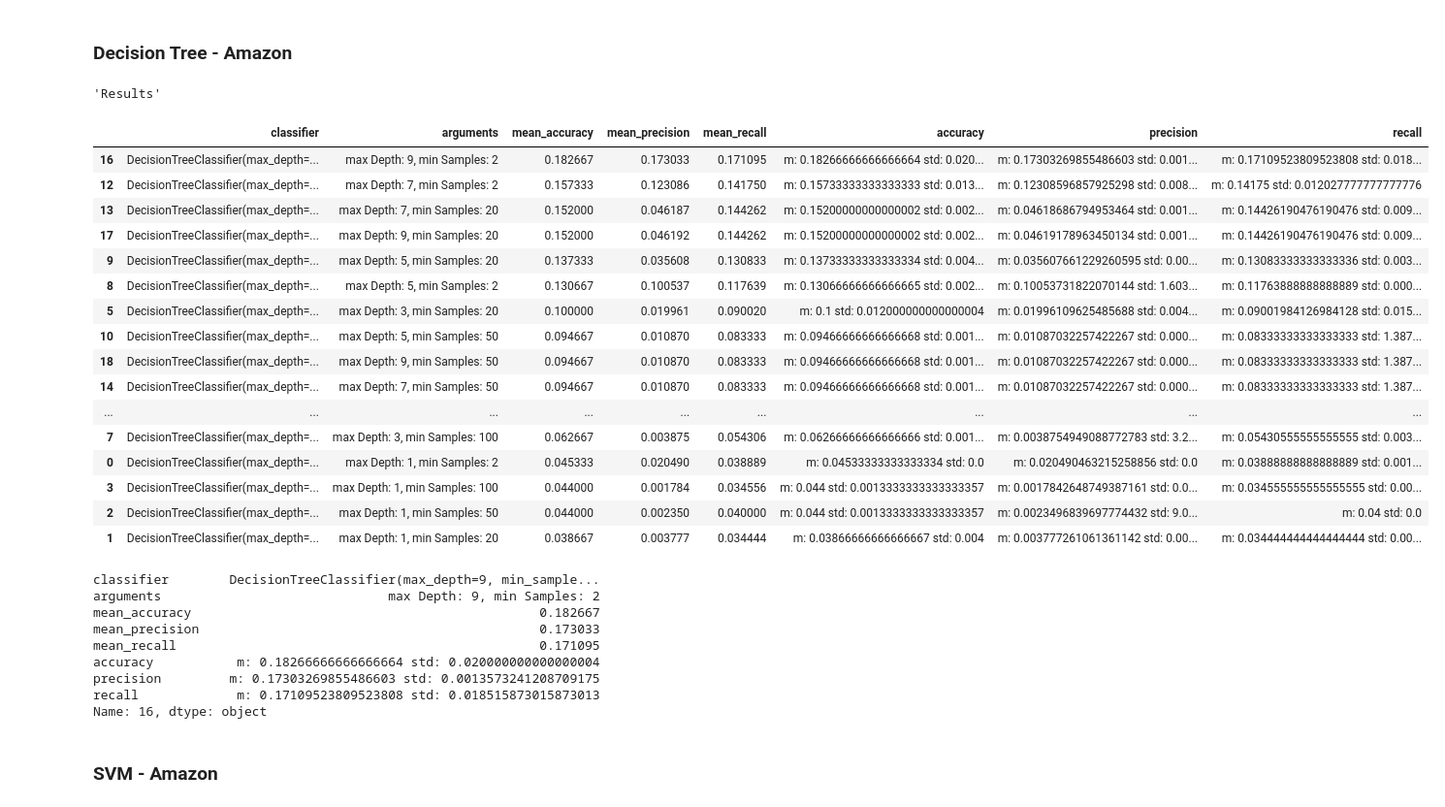
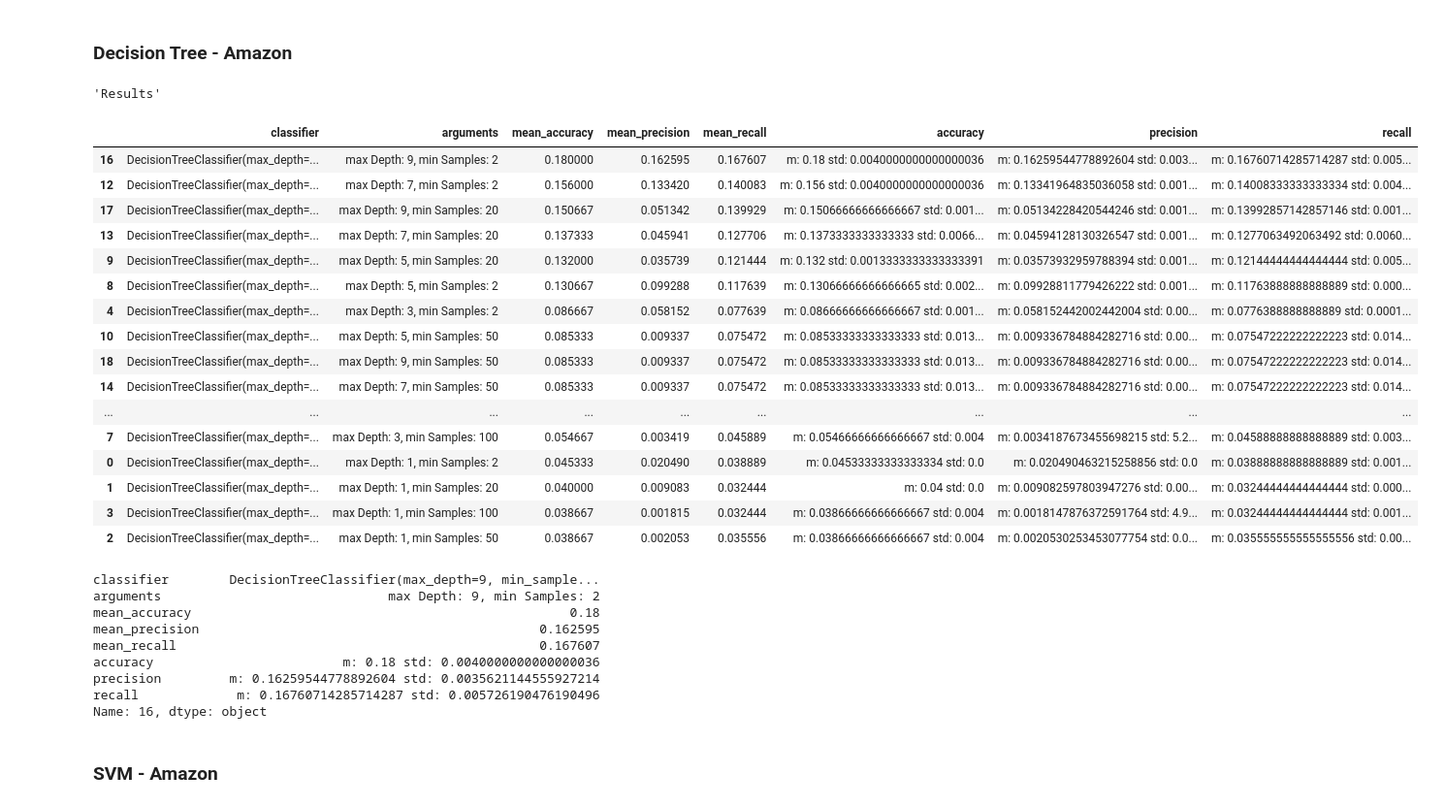
Before and after one commit to kocmana/tw_mle_exercise3, a Jupyter notebook: tw_mle_exercise3.ipynb, the cells around one changed output. Shown: that part at 97% size. Saved outputs shown, nothing was run; the diff lists cells and outputs as text; code cells hidden in the pictures.

```diff
--- a/tw_mle_exercise3.ipynb
+++ b/tw_mle_exercise3.ipynb
@@ -597,21 +597,27 @@ display("Original Data", amazonDataLearn)
 #amazonDataLearn[names_target.columns] = amazonDataLearn[names_target.columns].apply(lambda x: x.astype('category'))
 
 # For Label Encoding
-le = preprocessing.LabelEncoder()
-le.fit(amazonDataLearn['Class'])
-amazonDataLearn['Class'] = le.transform(amazonDataLearn['Class'])
-amazonDataLearn['Class'] = amazonDataLearn['Class'].astype('category')
+#le = preprocessing.LabelEncoder()
+#le.fit(amazonDataLearn['Class'])
+#amazonDataLearn['Class'] = le.transform(amazonDataLearn['Class'])
+#amazonDataLearn['Class'] = amazonDataLearn['Class'].astype('category')
 
 names_data = amazonDataLearn.loc[:, amazonDataLearn.columns.str.startswith('V')]
 #amazonDataLearn[0:10000] = amazonDataLearn[0:10000].apply(lambda x: x.astype('int'))
 
+# Normalize data
+def normalize_values(data):
+    columns = data.columns
+    data = preprocessing.Normalizer().fit_transform(data)
+    return pd.DataFrame(data, columns=columns)
+
 display("Recoded Data", amazonDataLearn)
 
-amazon_data = amazonDataLearn[names_data.columns]
-amazon_target = amazonDataLearn["Class"]
+X_amazon = normalize_values(amazonDataLearn[names_data.columns])
+y_amazon = amazonDataLearn["Class"]
 
-display("Data: ", amazon_data)
-display("Target: ", amazon_target)
+display("Data: ", X_amazon)
+display("Target: ", y_amazon)
 # %% [output]
 'Original Data'
 |  | ID | V1 | V2 | V3 | V4 | V5 | V6 | V7 | V8 | V9 | ... | ... |
@@ -672,8 +677,8 @@ Categories (50, int64): [0, 1, 2, 3, ..., 46, 47, 48, 49]
 # %% [markdown]
 ### k-NN Calculation - Amazon
 # %%
-knn_results_amazon = calculate_knn(amazon_data,
-                                   amazon_target)
+knn_results_amazon = calculate_knn(X_amazon,
+                                   y_amazon)
 overall_results_amazon.extend(knn_results_amazon)
 
 print_results(knn_results_amazon, "mean_accuracy")
@@ -701,8 +706,8 @@ Name: 0, dtype: object
 # %% [markdown]
 ### Perceptron - Amazon
 # %%
-perceptron_results_amazon = calculate_perceptron(amazon_data,
-                                                 amazon_target)
+perceptron_results_amazon = calculate_perceptron(X_amazon,
+                                                 y_amazon)
 overall_results_amazon.extend(perceptron_results_amazon)
 
 print_results(perceptron_results_amazon, "mean_accuracy")
@@ -722,38 +727,38 @@ Name: 0, dtype: object
 # %% [markdown]
 ### Decision Tree - Amazon
 # %%
-decision_tree_results_amazon = calculate_decision_tree(amazon_data,
-                                                       amazon_target)
+decision_tree_results_amazon = calculate_decision_tree(X_amazon,
+                                                       y_amazon)
 overall_results_amazon.extend(decision_tree_results_amazon)
 
 print_results(decision_tree_results_amazon, "mean_accuracy")
 # %% [output]
 'Results'
 |  | classifier | arguments | mean_accuracy | mean_precision | mean_recall | accuracy | precision | recall |
-| 16 | DecisionTreeClassifier(max_depth=... | max Depth: 9, min Samples: 2 | 0.182667 | 0.173033 | 0.171095 | m: 0.18266666666666664 std: 0.020... | m: 0.17303269855486603 std: 0.001... | m: 0.17109523809523808 std: 0.018... |
-| 12 | DecisionTreeClassifier(max_depth=... | max Depth: 7, min Samples: 2 | 0.157333 | 0.123086 | 0.141750 | m: 0.15733333333333333 std: 0.013... | m: 0.12308596857925298 std: 0.008... | m: 0.14175 std: 0.012027777777777776 |
-| 13 | DecisionTreeClassifier(max_depth=... | max Depth: 7, min Samples: 20 | 0.152000 | 0.046187 | 0.144262 | m: 0.15200000000000002 std: 0.002... | m: 0.04618686794953464 std: 0.001... | m: 0.14426190476190476 std: 0.009... |
-| 17 | DecisionTreeClassifier(max_depth=... | max Depth: 9, min Samples: 20 | 0.152000 | 0.046192 | 0.144262 | m: 0.15200000000000002 std: 0.002... | m: 0.04619178963450134 std: 0.001... | m: 0.14426190476190476 std: 0.009... |
-| 9 | DecisionTreeClassifier(max_depth=... | max Depth: 5, min Samples: 20 | 0.137333 | 0.035608 | 0.130833 | m: 0.13733333333333334 std: 0.004... | m: 0.035607661229260595 std: 0.00... | m: 0.13083333333333336 std: 0.003... |
-| 8 | DecisionTreeClassifier(max_depth=... | max Depth: 5, min Samples: 2 | 0.130667 | 0.100537 | 0.117639 | m: 0.13066666666666665 std: 0.002... | m: 0.10053731822070144 std: 1.603... | m: 0.11763888888888889 std: 0.000... |
-| 5 | DecisionTreeClassifier(max_depth=... | max Depth: 3, min Samples: 20 | 0.100000 | 0.019961 | 0.090020 | m: 0.1 std: 0.012000000000000004 | m: 0.01996109625485688 std: 0.004... | m: 0.09001984126984128 std: 0.015... |
-| 10 | DecisionTreeClassifier(max_depth=... | max Depth: 5, min Samples: 50 | 0.094667 | 0.010870 | 0.083333 | m: 0.09466666666666668 std: 0.001... | m: 0.01087032257422267 std: 0.000... | m: 0.08333333333333333 std: 1.387... |
-| 18 | DecisionTreeClassifier(max_depth=... | max Depth: 9, min Samples: 50 | 0.094667 | 0.010870 | 0.083333 | m: 0.09466666666666668 std: 0.001... | m: 0.01087032257422267 std: 0.000... | m: 0.08333333333333333 std: 1.387... |
-| 14 | DecisionTreeClassifier(max_depth=... | max Depth: 7, min Samples: 50 | 0.094667 | 0.010870 | 0.083333 | m: 0.09466666666666668 std: 0.001... | m: 0.01087032257422267 std: 0.000... | m: 0.08333333333333333 std: 1.387... |
+| 16 | DecisionTreeClassifier(max_depth=... | max Depth: 9, min Samples: 2 | 0.180000 | 0.162595 | 0.167607 | m: 0.18 std: 0.0040000000000000036 | m: 0.16259544778892604 std: 0.003... | m: 0.16760714285714287 std: 0.005... |
+| 12 | DecisionTreeClassifier(max_depth=... | max Depth: 7, min Samples: 2 | 0.156000 | 0.133420 | 0.140083 | m: 0.156 std: 0.0040000000000000036 | m: 0.13341964835036058 std: 0.001... | m: 0.14008333333333334 std: 0.004... |
+| 17 | DecisionTreeClassifier(max_depth=... | max Depth: 9, min Samples: 20 | 0.150667 | 0.051342 | 0.139929 | m: 0.15066666666666667 std: 0.001... | m: 0.05134228420544246 std: 0.001... | m: 0.13992857142857146 std: 0.001... |
+| 13 | DecisionTreeClassifier(max_depth=... | max Depth: 7, min Samples: 20 | 0.137333 | 0.045941 | 0.127706 | m: 0.1373333333333333 std: 0.0066... | m: 0.04594128130326547 std: 0.001... | m: 0.1277063492063492 std: 0.0060... |
+| 9 | DecisionTreeClassifier(max_depth=... | max Depth: 5, min Samples: 20 | 0.132000 | 0.035739 | 0.121444 | m: 0.132 std: 0.0013333333333333391 | m: 0.03573932959788394 std: 0.001... | m: 0.12144444444444444 std: 0.005... |
+| 8 | DecisionTreeClassifier(max_depth=... | max Depth: 5, min Samples: 2 | 0.130667 | 0.099288 | 0.117639 | m: 0.13066666666666665 std: 0.002... | m: 0.09928811779426222 std: 0.001... | m: 0.11763888888888889 std: 0.000... |
+| 4 | DecisionTreeClassifier(max_depth=... | max Depth: 3, min Samples: 2 | 0.086667 | 0.058152 | 0.077639 | m: 0.08666666666666667 std: 0.001... | m: 0.058152442002442004 std: 0.00... | m: 0.0776388888888889 std: 0.0001... |
+| 10 | DecisionTreeClassifier(max_depth=... | max Depth: 5, min Samples: 50 | 0.085333 | 0.009337 | 0.075472 | m: 0.08533333333333333 std: 0.013... | m: 0.009336784884282716 std: 0.00... | m: 0.07547222222222223 std: 0.014... |
+| 18 | DecisionTreeClassifier(max_depth=... | max Depth: 9, min Samples: 50 | 0.085333 | 0.009337 | 0.075472 | m: 0.08533333333333333 std: 0.013... | m: 0.009336784884282716 std: 0.00... | m: 0.07547222222222223 std: 0.014... |
+| 14 | DecisionTreeClassifier(max_depth=... | max Depth: 7, min Samples: 50 | 0.085333 | 0.009337 | 0.075472 | m: 0.08533333333333333 std: 0.013... | m: 0.009336784884282716 std: 0.00... | m: 0.07547222222222223 std: 0.014... |
 | ... | ... | ... | ... | ... | ... | ... | ... | ... |
-| 7 | DecisionTreeClassifier(max_depth=... | max Depth: 3, min Samples: 100 | 0.062667 | 0.003875 | 0.054306 | m: 0.06266666666666666 std: 0.001... | m: 0.0038754949088772783 std: 3.2... | m: 0.05430555555555555 std: 0.003... |
+| 7 | DecisionTreeClassifier(max_depth=... | max Depth: 3, min Samples: 100 | 0.054667 | 0.003419 | 0.045889 | m: 0.05466666666666667 std: 0.004 | m: 0.0034187673455698215 std: 5.2... | m: 0.04588888888888889 std: 0.003... |
 | 0 | DecisionTreeClassifier(max_depth=... | max Depth: 1, min Samples: 2 | 0.045333 | 0.020490 | 0.038889 | m: 0.04533333333333334 std: 0.0 | m: 0.020490463215258856 std: 0.0 | m: 0.03888888888888889 std: 0.001... |
-| 3 | DecisionTreeClassifier(max_depth=... | max Depth: 1, min Samples: 100 | 0.044000 | 0.001784 | 0.034556 | m: 0.044 std: 0.0013333333333333357 | m: 0.0017842648749387161 std: 0.0... | m: 0.034555555555555555 std: 0.00... |
-| 2 | DecisionTreeClassifier(max_depth=... | max Depth: 1, min Samples: 50 | 0.044000 | 0.002350 | 0.040000 | m: 0.044 std: 0.0013333333333333357 | m: 0.0023496839697774432 std: 9.0... | m: 0.04 std: 0.0 |
-| 1 | DecisionTreeClassifier(max_depth=... | max Depth: 1, min Samples: 20 | 0.038667 | 0.003777 | 0.034444 | m: 0.03866666666666667 std: 0.004 | m: 0.003777261061361142 std: 0.00... | m: 0.034444444444444444 std: 0.00... |
+| 1 | DecisionTreeClassifier(max_depth=... | max Depth: 1, min Samples: 20 | 0.040000 | 0.009083 | 0.032444 | m: 0.04 std: 0.0 | m: 0.009082597803947276 std: 0.00... | m: 0.03244444444444444 std: 0.000... |
+| 3 | DecisionTreeClassifier(max_depth=... | max Depth: 1, min Samples: 100 | 0.038667 | 0.001815 | 0.032444 | m: 0.03866666666666667 std: 0.004 | m: 0.0018147876372591764 std: 4.9... | m: 0.03244444444444444 std: 0.001... |
+| 2 | DecisionTreeClassifier(max_depth=... | max Depth: 1, min Samples: 50 | 0.038667 | 0.002053 | 0.035556 | m: 0.03866666666666667 std: 0.004 | m: 0.0020530253453077754 std: 0.0... | m: 0.035555555555555556 std: 0.00... |
 classifier        DecisionTreeClassifier(max_depth=9, min_sample...
 arguments                              max Depth: 9, min Samples: 2
-mean_accuracy                                              0.182667
-mean_precision                                             0.173033
-mean_recall                                                0.171095
-accuracy           m: 0.18266666666666664 std: 0.020000000000000004
-precision         m: 0.17303269855486603 std: 0.0013573241208709175
-recall             m: 0.17109523809523808 std: 0.018515873015873013
+mean_accuracy                                                  0.18
+mean_precision                                             0.162595
+mean_recall                                                0.167607
+accuracy                         m: 0.18 std: 0.0040000000000000036
+precision         m: 0.16259544778892604 std: 0.0035621144555927214
+recall             m: 0.16760714285714287 std: 0.005726190476190496
 Name: 16, dtype: object
 # %% [markdown]
 ### SVM - Amazon
```
Also changed, not shown: parts of 8 cells of this notebook, 1 other file.
